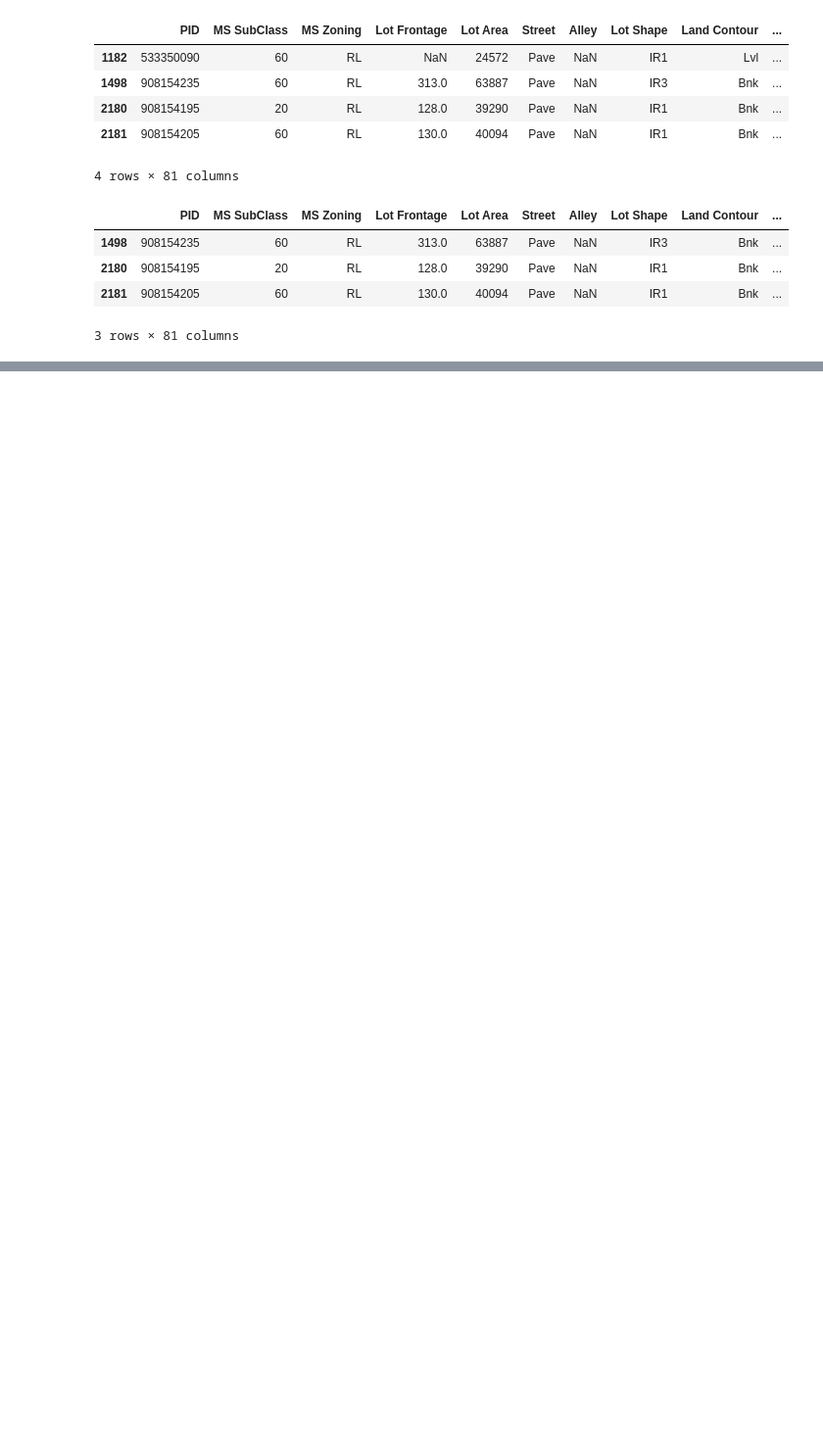
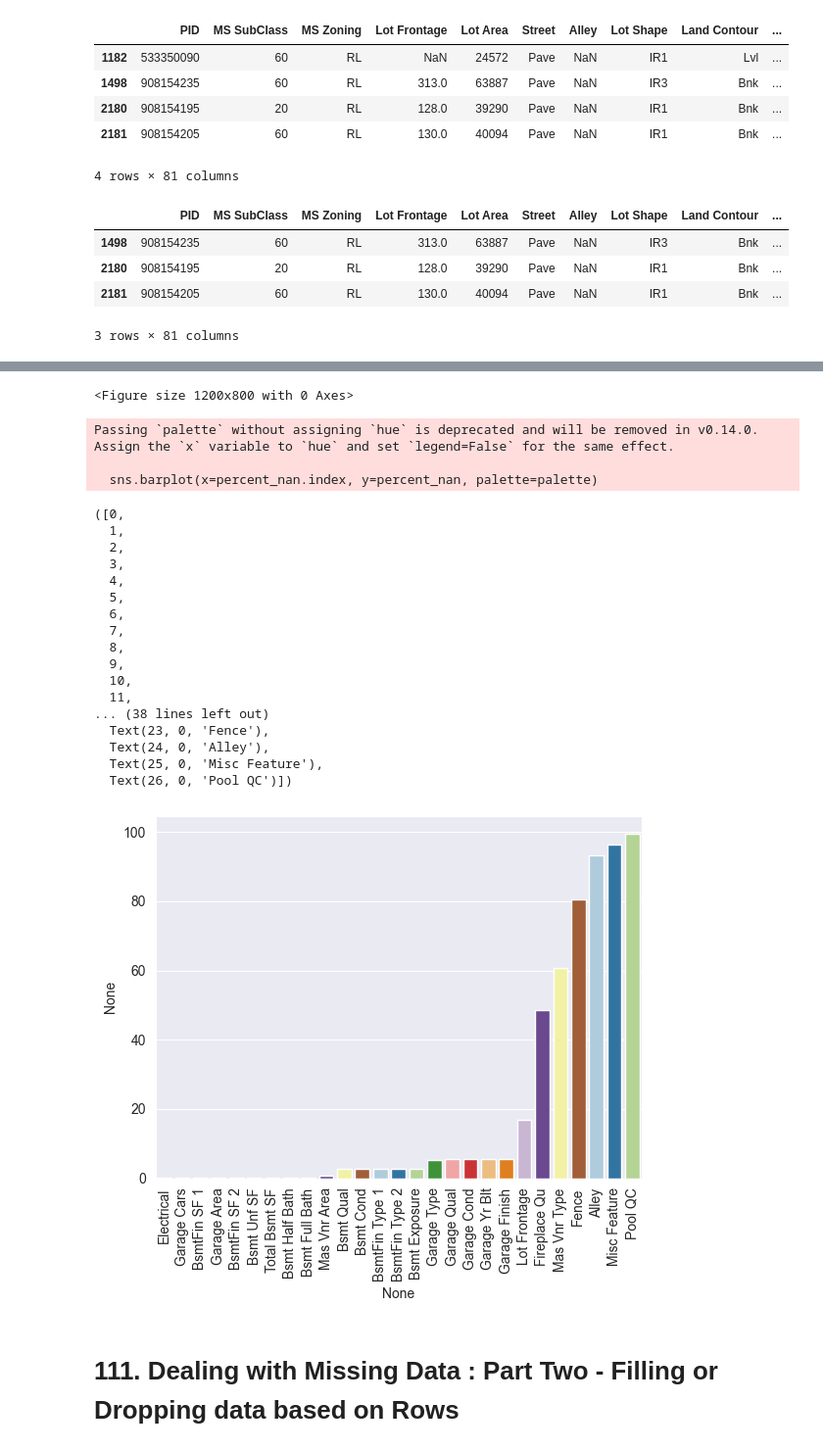
Before and after one commit to ZygimantasB/data_science_ml_learning, a Jupyter notebook: Section 11 Feature Engineering and Data Preparation/Remember 2/remember.ipynb, the cells around one changed output, grey strips where cells are left out. Shown at 98% size. Cells and saved outputs as stored; diff of their text form; code cells hidden in the pictures; blank space fills up the shorter version.

Commit message:
Next 111. Dealing with Missing Data : Part Two - Filling or Dropping data based on Rows

```diff
--- a/Section 11 Feature Engineering and Data Preparation/Remember 2/remember.ipynb
+++ b/Section 11 Feature Engineering and Data Preparation/Remember 2/remember.ipynb
@@ -128,0 +184,2 @@ df = pd.read_csv(df_path)
+# %%
+df = df.drop(columns='PID', axis=1)
@@ -128,0 +235,7 @@ df = pd.read_csv(df_path)
+# %%
+def perecnt_missing(df):
+    percent_nan = 100 * df.isnull().sum() / len(df)
+    percent_nan = percent_nan[percent_nan > 0].sort_values()
+    return percent_nan
+# %%
+percent_nan = perecnt_missing(df)
@@ -128,0 +262,33 @@ df = pd.read_csv(df_path)
+# %%
+plt.figure(figsize=(12, 8))
+
+palette = sns.color_palette('Paired', n_colors=len(percent_nan))
+# %% [output]
+<Figure size 1200x800 with 0 Axes>
+# %%
+sns.barplot(x=percent_nan.index, y=percent_nan, palette=palette)
+plt.xticks(rotation=90)
+# %% [output]
+Passing `palette` without assigning `hue` is deprecated and will be removed in v0.14.0. Assign the `x` variable to `hue` and set `legend=False` for the same effect.
+
+  sns.barplot(x=percent_nan.index, y=percent_nan, palette=palette)
+([0,
+  1,
+  2,
+  3,
+  4,
+  5,
+  6,
+  7,
+  8,
+  9,
+  10,
+  11,
+... (38 lines left out)
+  Text(23, 0, 'Fence'),
+  Text(24, 0, 'Alley'),
+  Text(25, 0, 'Misc Feature'),
+  Text(26, 0, 'Pool QC')])
+[figure, added]
+# %% [markdown]
+# 111. Dealing with Missing Data : Part Two - Filling or Dropping data based on Rows
```
Also changed, not shown: parts of 11 cells of this notebook.
